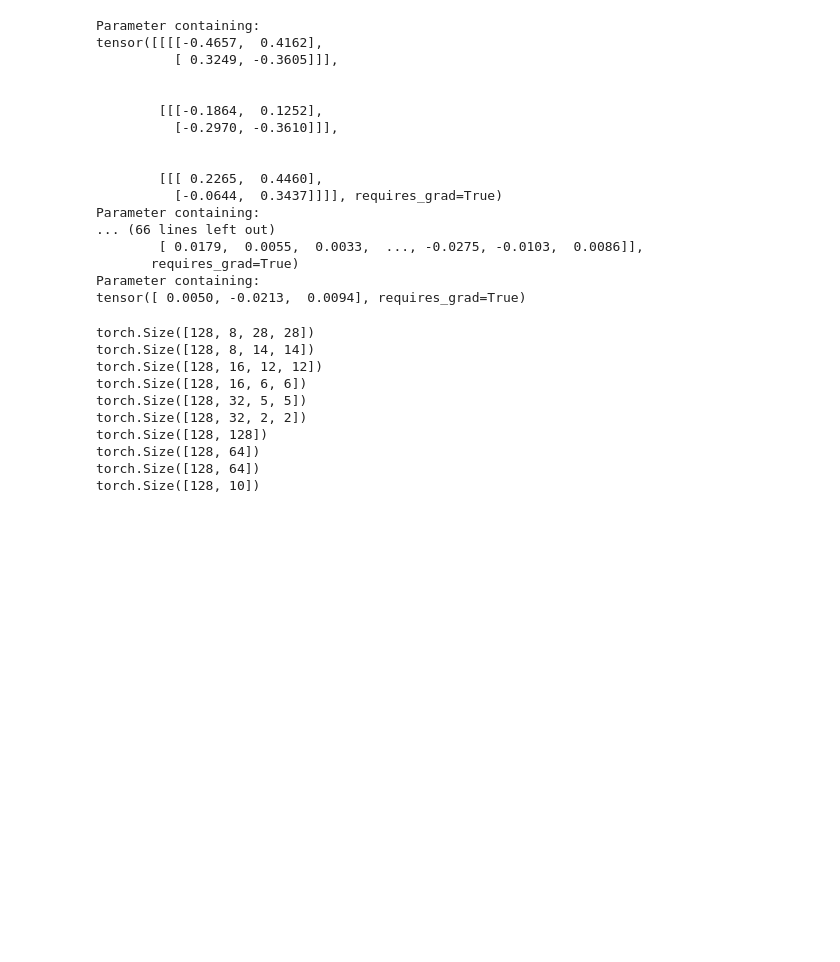
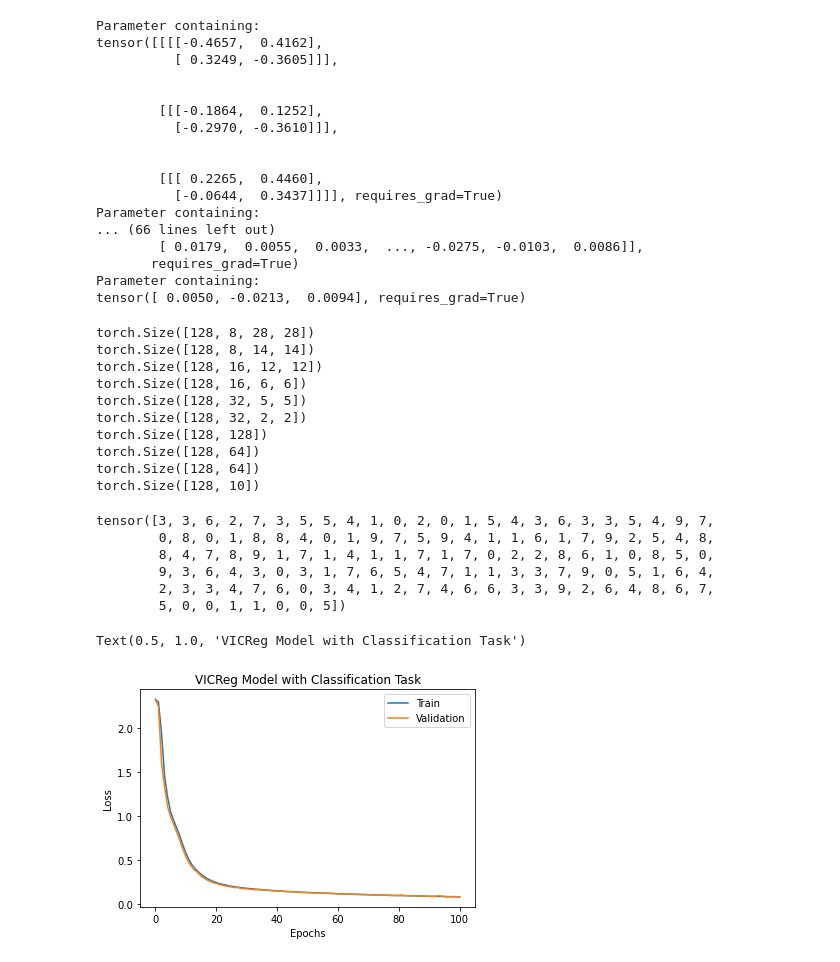
Before and after one commit to cpareja3025/VICReg_project, a Jupyter notebook: notebooks/VICReg.ipynb, the cells around one changed output. Drawn from its saved outputs; the diff is of its cells as text; code cells hidden in the pictures; blank space fills up the shorter version.

```diff
--- a/notebooks/VICReg.ipynb
+++ b/notebooks/VICReg.ipynb
@@ -649,0 +661,29 @@ torch.Size([128, 10])
+# %%
+image_train = next(iter(train_loader))[1]
+image_train
+# %% [output]
+tensor([3, 3, 6, 2, 7, 3, 5, 5, 4, 1, 0, 2, 0, 1, 5, 4, 3, 6, 3, 3, 5, 4, 9, 7,
+        0, 8, 0, 1, 8, 8, 4, 0, 1, 9, 7, 5, 9, 4, 1, 1, 6, 1, 7, 9, 2, 5, 4, 8,
+        8, 4, 7, 8, 9, 1, 7, 1, 4, 1, 1, 7, 1, 7, 0, 2, 2, 8, 6, 1, 0, 8, 5, 0,
+        9, 3, 6, 4, 3, 0, 3, 1, 7, 6, 5, 4, 7, 1, 1, 3, 3, 7, 9, 0, 5, 1, 6, 4,
+        2, 3, 3, 4, 7, 6, 0, 3, 4, 1, 2, 7, 4, 6, 6, 3, 3, 9, 2, 6, 4, 8, 6, 7,
+        5, 0, 0, 1, 1, 0, 0, 5])
+# %%
+import numpy as np
+import pandas as pd
+import matplotlib.pyplot as plt
+
+df = pd.read_csv("/Users/cpare/repos/VICReg_project/csv's/Classifer_metrics.csv")
+epochs = np.array(df.iloc[:,0])
+train_loss = np.array(df.iloc[:,1])
+val_loss = np.array(df.iloc[:,2])
+# %%
+plt.plot(epochs, train_loss, label = "Train")
+plt.plot(epochs, val_loss, label = "Validation")
+plt.xlabel("Epochs")
+plt.ylabel("Loss")
+plt.legend()
+plt.title("VICReg Model with Classification Task")
+# %% [output]
+Text(0.5, 1.0, 'VICReg Model with Classification Task')
+[figure, added]
```
Also changed, not shown: parts of 2 cells of this notebook, 3 other files.
